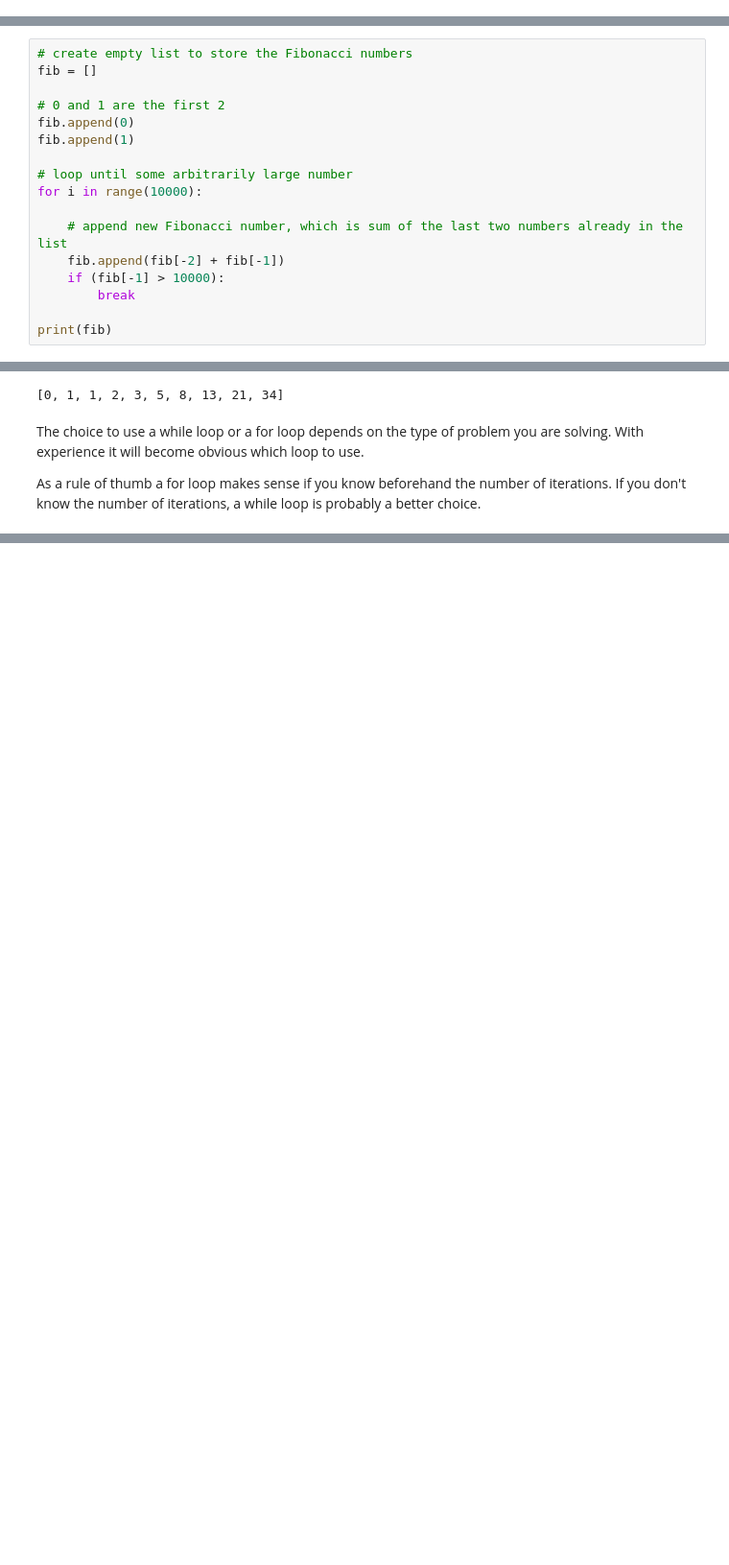
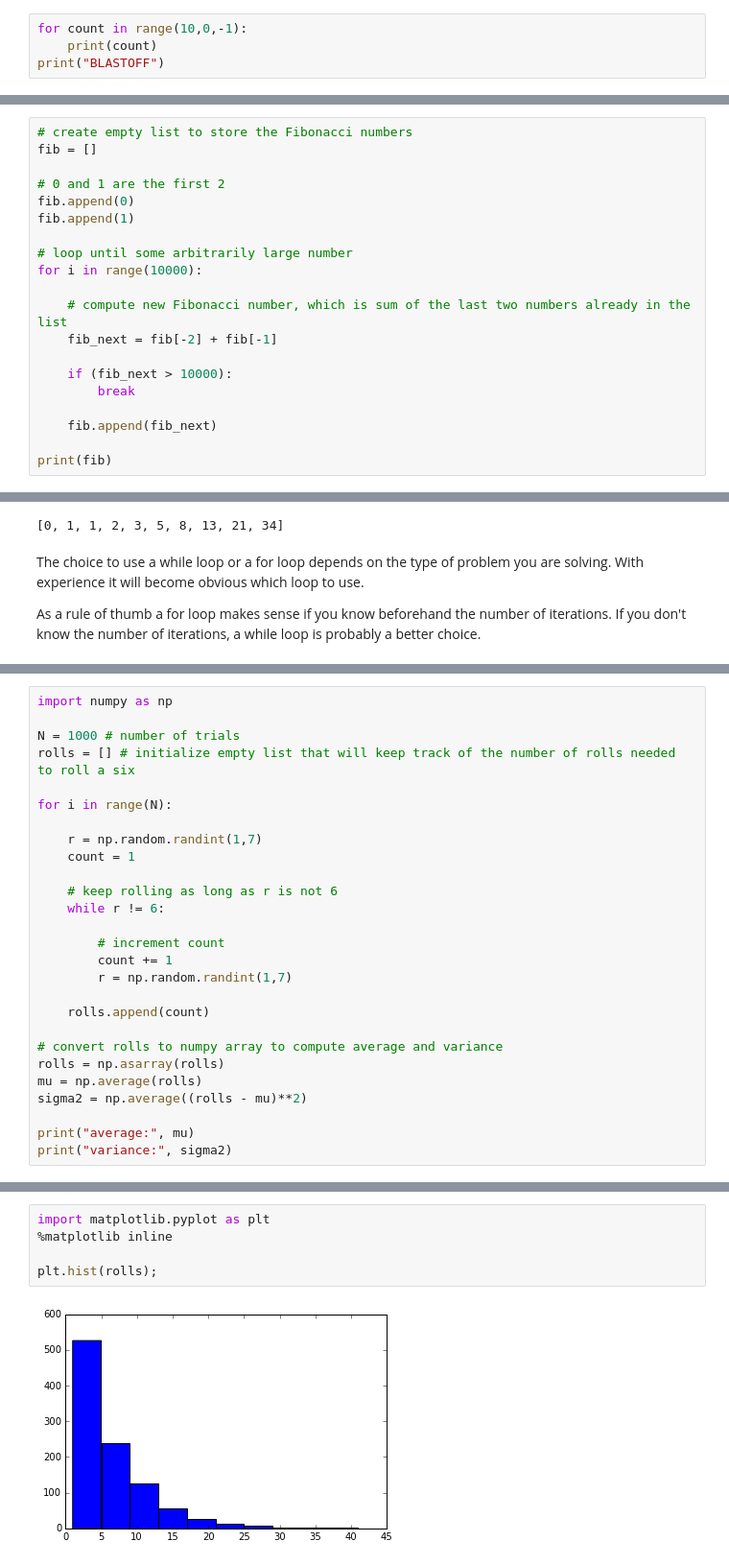
Before and after one commit to lukasbystricky/ISC-3313, a Jupyter notebook: lectures/chapter5/1-while_loops.ipynb, the cells around one changed output, grey strips where cells are left out. Shown at 96% size. Saved outputs shown, nothing was run; the diff lists cells and outputs as text; blank space fills up the shorter version.

Commit message:
1-while_loops.ipynb: added examples and exercises

```diff
--- a/lectures/chapter5/1-while_loops.ipynb
+++ b/lectures/chapter5/1-while_loops.ipynb
@@ -18,0 +57,4 @@ As with if statements, the condition can be an arbitarary boolean expression and
+# %%
+for count in range(10,0,-1):
+    print(count)
+print("BLASTOFF")
@@ -99,10 +228,13 @@ fib.append(1)
 # loop until some arbitrarily large number
 for i in range(10000):
 
-    # append new Fibonacci number, which is sum of the last two numbers already in the list
-    fib.append(fib[-2] + fib[-1])
-    if (fib[-1] > 10000):
+    # compute new Fibonacci number, which is sum of the last two numbers already in the list
+    fib_next = fib[-2] + fib[-1]
+
+    if (fib_next > 10000):
         break
 
+    fib.append(fib_next)
+
 print(fib)
 # %% [output]
@@ -135,0 +274,27 @@ As a rule of thumb a for loop makes sense if you know beforehand the number of i
+# %%
+import numpy as np
+
+N = 1000 # number of trials
+rolls = [] # initialize empty list that will keep track of the number of rolls needed to roll a six
+
+for i in range(N):
+
+    r = np.random.randint(1,7)
+    count = 1
+
+    # keep rolling as long as r is not 6
+    while r != 6:
+
+        # increment count
+        count += 1
+        r = np.random.randint(1,7)
+
+    rolls.append(count)
+
+# convert rolls to numpy array to compute average and variance
+rolls = np.asarray(rolls)
+mu = np.average(rolls)
+sigma2 = np.average((rolls - mu)**2)
+
+print("average:", mu)
+print("variance:", sigma2)
@@ -135,0 +306,7 @@ As a rule of thumb a for loop makes sense if you know beforehand the number of i
+# %%
+import matplotlib.pyplot as plt
+%matplotlib inline
+
+plt.hist(rolls);
+# %% [output]
+[figure, added]
```
Also changed, not shown: parts of 23 cells of this notebook.
